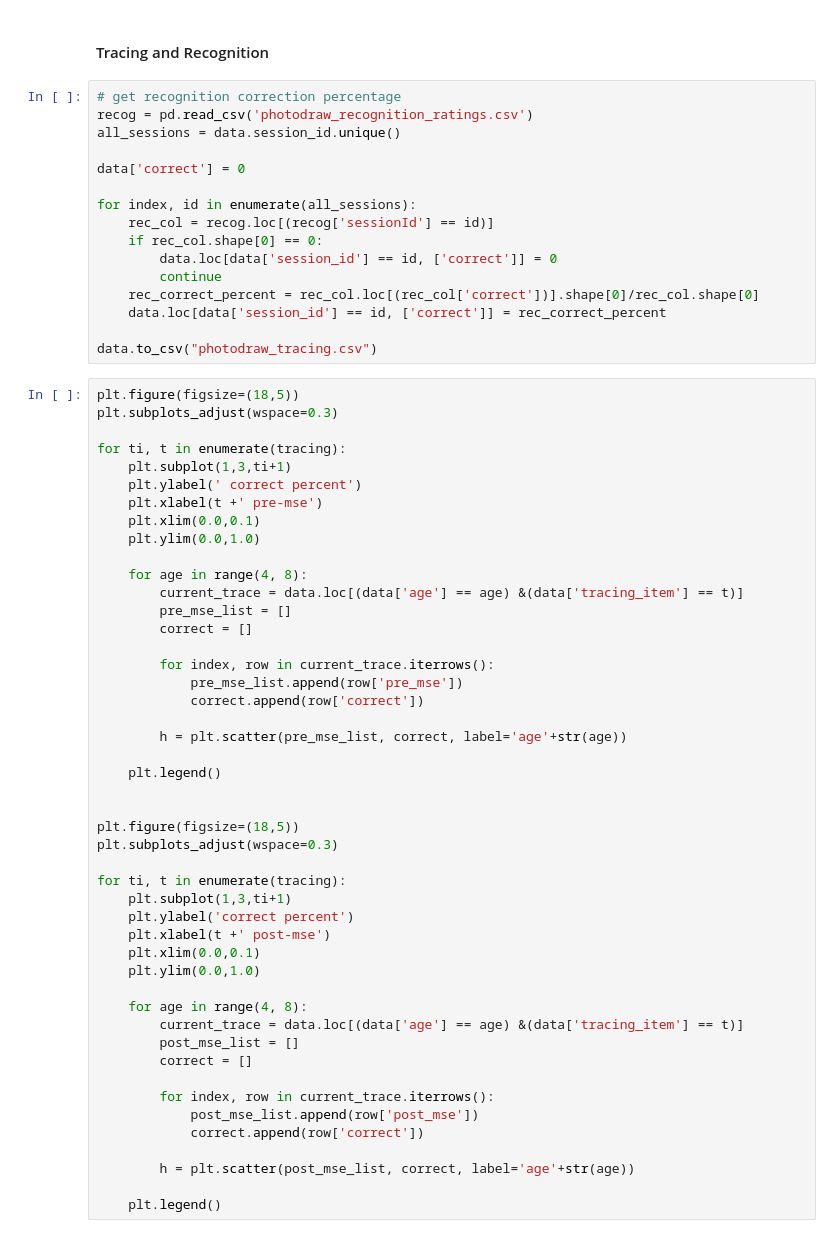
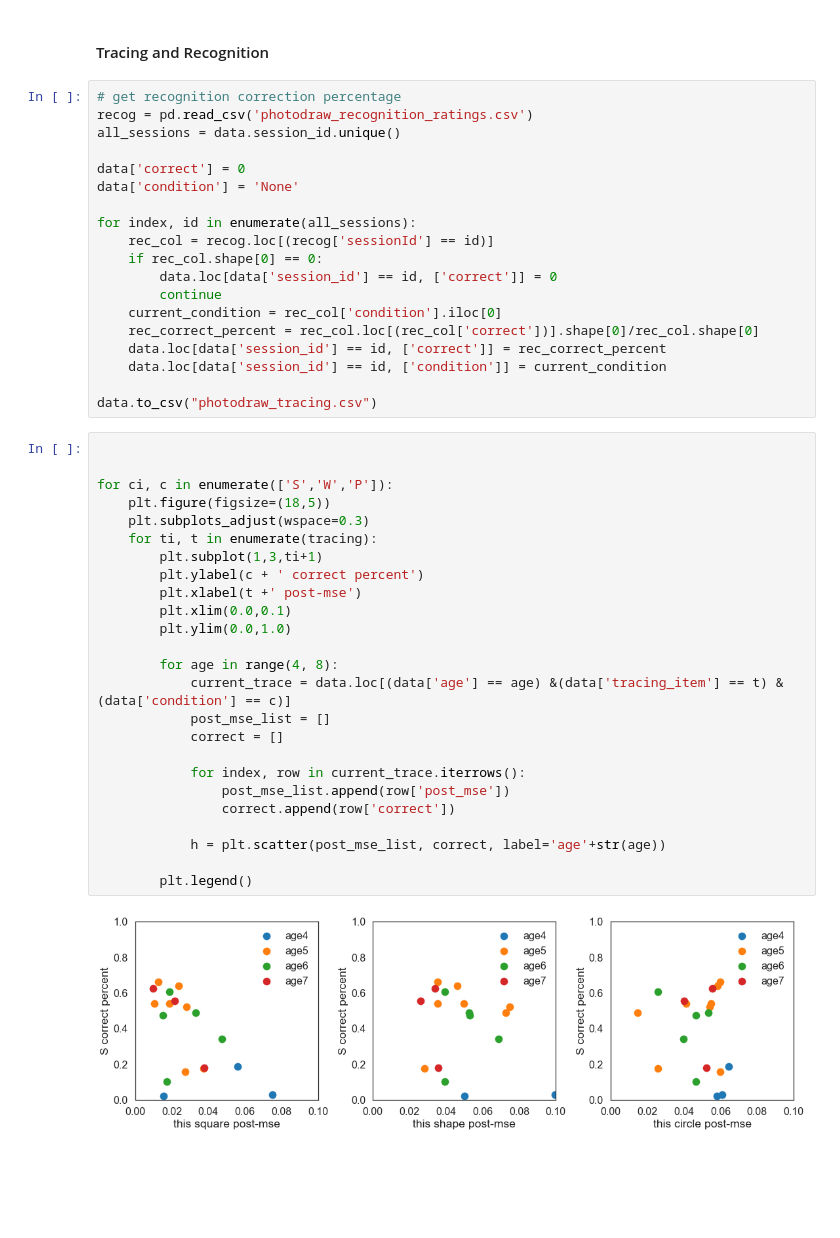
Before and after one commit to Renata1995/shapedraw, a Jupyter notebook: analysis/tracing/square_reg.ipynb, the cells around one changed output. Saved outputs shown, nothing was run; the diff lists cells and outputs as text; blank space fills up the shorter version.

Commit message:
split recognizability by condition

```diff
--- a/analysis/tracing/square_reg.ipynb
+++ b/analysis/tracing/square_reg.ipynb
@@ -262,60 +264,43 @@ recog = pd.read_csv('photodraw_recognition_ratings.csv')
 all_sessions = data.session_id.unique()
 
 data['correct'] = 0
+data['condition'] = 'None'
 
 for index, id in enumerate(all_sessions):
     rec_col = recog.loc[(recog['sessionId'] == id)]
     if rec_col.shape[0] == 0:
         data.loc[data['session_id'] == id, ['correct']] = 0
         continue
+    current_condition = rec_col['condition'].iloc[0]
     rec_correct_percent = rec_col.loc[(rec_col['correct'])].shape[0]/rec_col.shape[0]
     data.loc[data['session_id'] == id, ['correct']] = rec_correct_percent
+    data.loc[data['session_id'] == id, ['condition']] = current_condition
 
 data.to_csv("photodraw_tracing.csv")
 # %%
-plt.figure(figsize=(18,5))
-plt.subplots_adjust(wspace=0.3)
-
-for ti, t in enumerate(tracing):
-    plt.subplot(1,3,ti+1)
-    plt.ylabel(' correct percent')
-    plt.xlabel(t +' pre-mse')
-    plt.xlim(0.0,0.1)
-    plt.ylim(0.0,1.0)
-
-    for age in range(4, 8):
-        current_trace = data.loc[(data['age'] == age) &(data['tracing_item'] == t)]
-        pre_mse_list = []
-        correct = []
-
-        for index, row in current_trace.iterrows():
-            pre_mse_list.append(row['pre_mse'])
-            correct.append(row['correct'])
-
-        h = plt.scatter(pre_mse_list, correct, label='age'+str(age))
-
-    plt.legend()
 
 
-plt.figure(figsize=(18,5))
-plt.subplots_adjust(wspace=0.3)
+for ci, c in enumerate(['S','W','P']):
+    plt.figure(figsize=(18,5))
+    plt.subplots_adjust(wspace=0.3)
+    for ti, t in enumerate(tracing):
+        plt.subplot(1,3,ti+1)
+        plt.ylabel(c + ' correct percent')
+        plt.xlabel(t +' post-mse')
+        plt.xlim(0.0,0.1)
+        plt.ylim(0.0,1.0)
 
-for ti, t in enumerate(tracing):
-    plt.subplot(1,3,ti+1)
-    plt.ylabel('correct percent')
-    plt.xlabel(t +' post-mse')
-    plt.xlim(0.0,0.1)
-    plt.ylim(0.0,1.0)
+        for age in range(4, 8):
+            current_trace = data.loc[(data['age'] == age) &(data['tracing_item'] == t) & (data['condition'] == c)]
+            post_mse_list = []
+            correct = []
 
-    for age in range(4, 8):
-        current_trace = data.loc[(data['age'] == age) &(data['tracing_item'] == t)]
-        post_mse_list = []
-        correct = []
+            for index, row in current_trace.iterrows():
+                post_mse_list.append(row['post_mse'])
+                correct.append(row['correct'])
 
-        for index, row in current_trace.iterrows():
-            post_mse_list.append(row['post_mse'])
-            correct.append(row['correct'])
+            h = plt.scatter(post_mse_list, correct, label='age'+str(age))
 
-        h = plt.scatter(post_mse_list, correct, label='age'+str(age))
-
-    plt.legend()
+        plt.legend()
+# %% [output]
+[figure, added]
```
Also changed, not shown: parts of 7 cells of this notebook.
